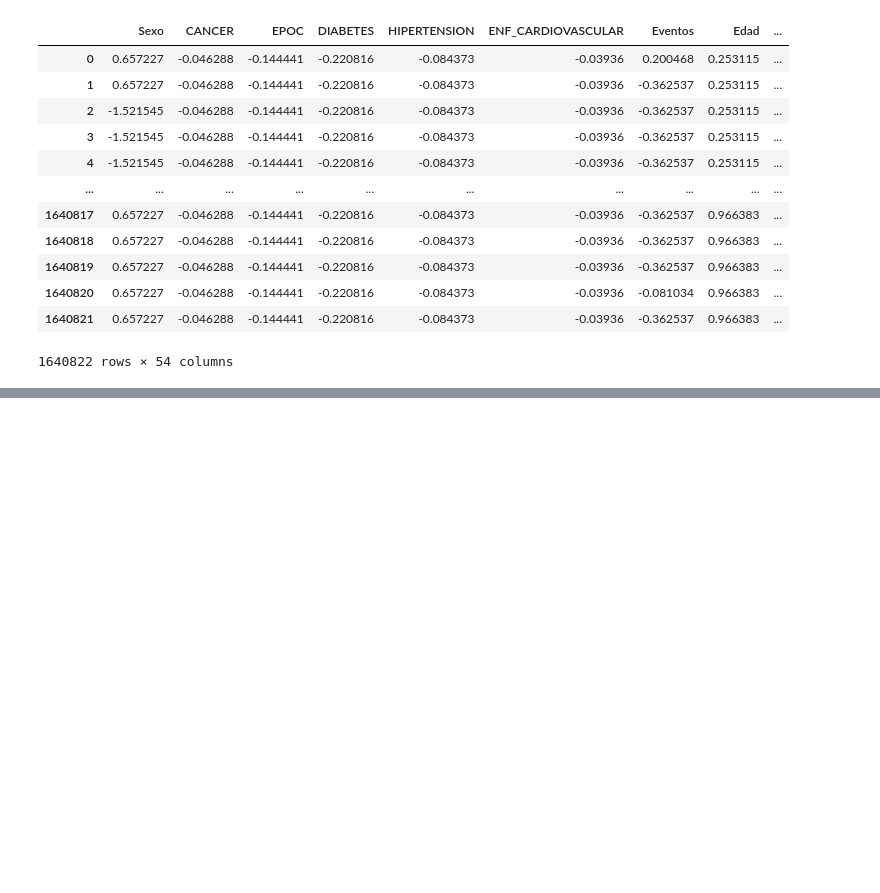
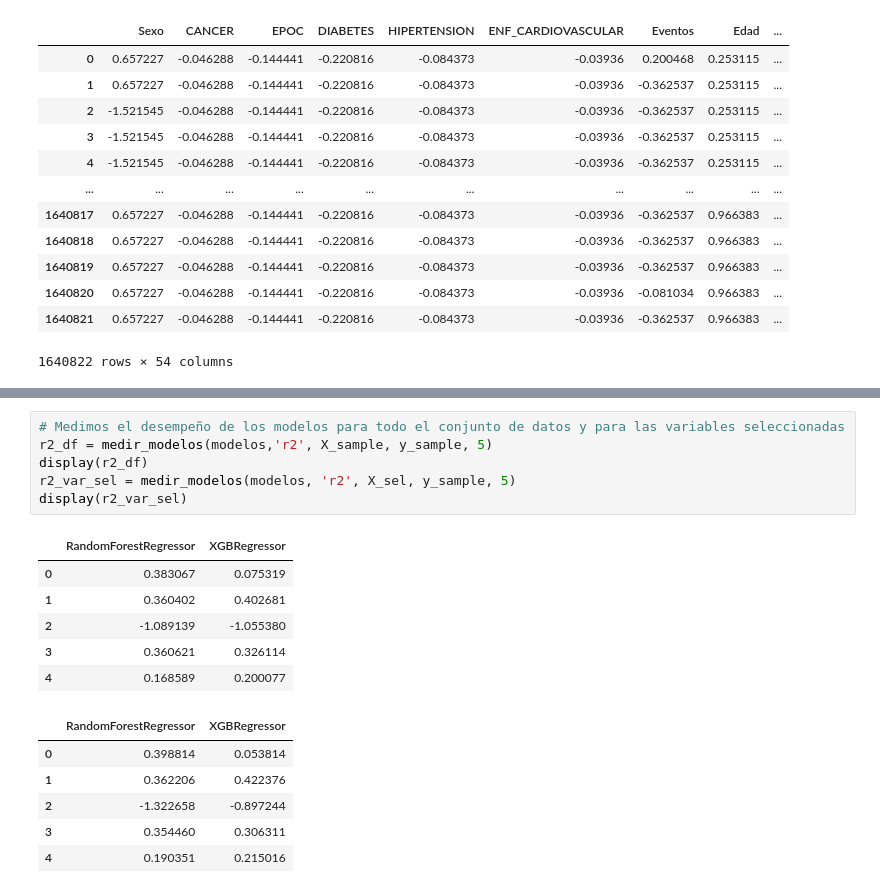
Before and after one commit to EstebanCaroP/Proyecto_Finanzas, a Jupyter notebook: D_Modelos.ipynb, the cells around one changed output, grey strips where cells are left out. Drawn from its saved outputs; the diff is of its cells as text; blank space fills up the shorter version.

```diff
--- a/D_Modelos.ipynb
+++ b/D_Modelos.ipynb
@@ -78,0 +159,19 @@ X
+# %%
+# Medimos el desempeño de los modelos para todo el conjunto de datos y para las variables seleccionadas
+r2_df = medir_modelos(modelos,'r2', X_sample, y_sample, 5)
+display(r2_df)
+r2_var_sel = medir_modelos(modelos, 'r2', X_sel, y_sample, 5)
+display(r2_var_sel)
+# %% [output]
+|  | RandomForestRegressor | XGBRegressor |
+| 0 | 0.383067 | 0.075319 |
+| 1 | 0.360402 | 0.402681 |
+| 2 | -1.089139 | -1.055380 |
+| 3 | 0.360621 | 0.326114 |
+| 4 | 0.168589 | 0.200077 |
+|  | RandomForestRegressor | XGBRegressor |
+| 0 | 0.398814 | 0.053814 |
+| 1 | 0.362206 | 0.422376 |
+| 2 | -1.322658 | -0.897244 |
+| 3 | 0.354460 | 0.306311 |
+| 4 | 0.190351 | 0.215016 |
```
Also changed, not shown: parts of 11 cells of this notebook.
